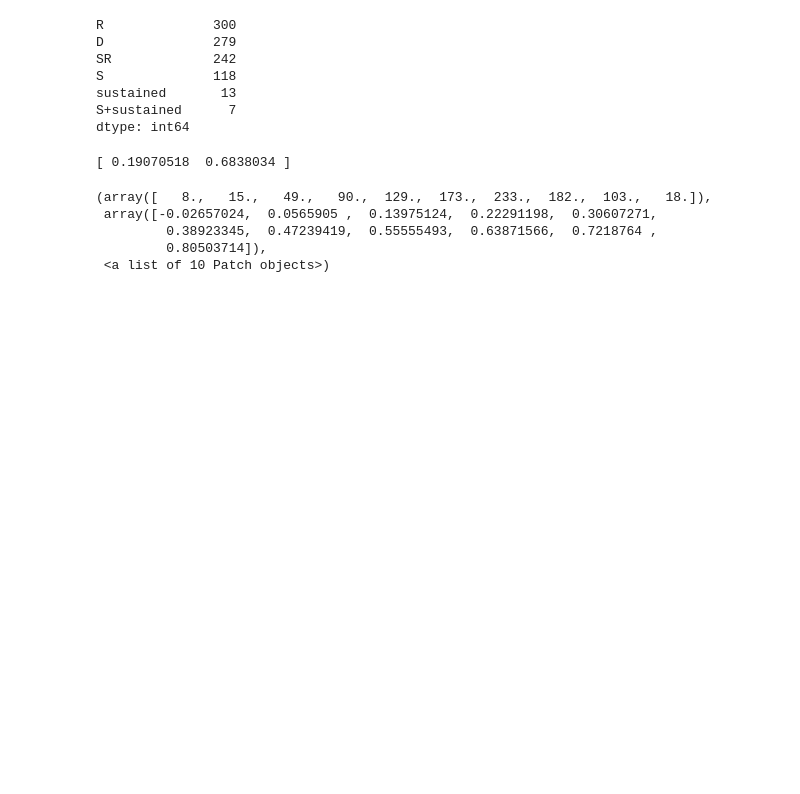
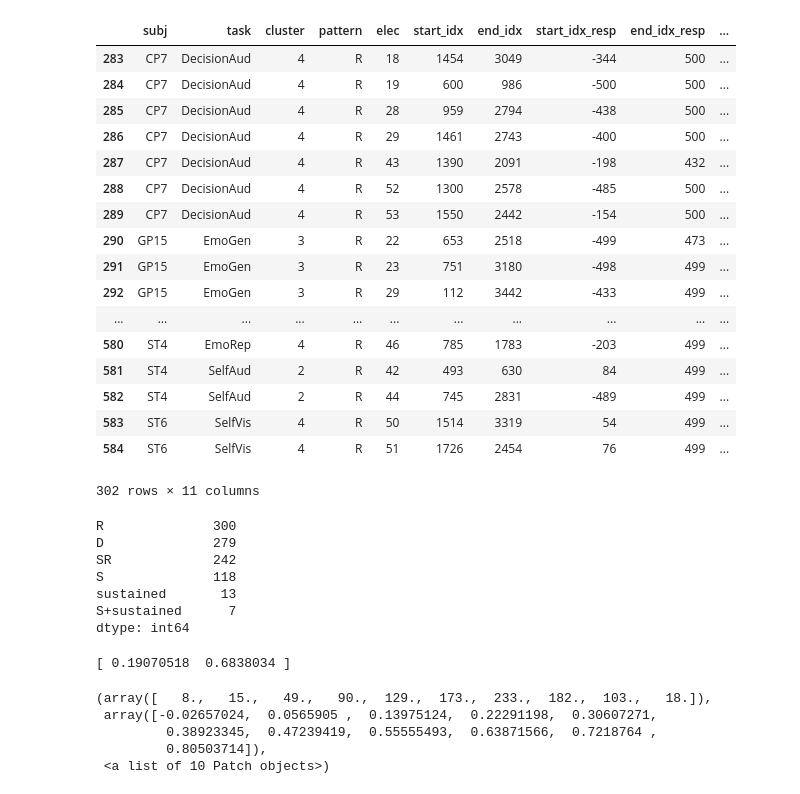
Before and after one commit to matarhaller/ECOGpy, a Jupyter notebook: sandbox.ipynb, the cells around one changed output. Saved outputs shown, nothing was run; the diff lists cells and outputs as text; code cells hidden in the pictures; blank space fills up the shorter version.

```diff
--- a/sandbox.ipynb
+++ b/sandbox.ipynb
@@ -27,0 +102,10 @@ print df2.query("pattern == 'D' and task!= 'EmoRep'").shape
+# %%
+filename = os.path.join(SJdir, 'PCA','Stats', 'outliers', 'for_Regression', 'unsmoothed', folder, 'GP15_EmoGen.p')
+data_dict = pickle.load(open (filename, 'rb'))
+
+f = 'medians'
+filename = os.path.join(SJdir, 'PCA', 'ShadePlots_hclust', 'elecs', 'significance_windows', 'unsmoothed', 'csv_files',  '_'.join(['GP15', 'EmoGen', f]))
+df = pd.read_csv(filename + '.csv')
+
+print data_dict[27].shape
+df.shape
@@ -27,0 +201,23 @@ print df2.query("pattern == 'D' and task!= 'EmoRep'").shape
+# %%
+filename = os.path.join(SJdir, 'PCA','Stats','outliers','for_Regression', 'unsmoothed','maxes_medians','no_short_windows','surr_50','GP15_EmoGen_surr.p')
+data_dict_surr = pickle.load(open(filename,'rb'))
+
+filename = os.path.join(SJdir, 'PCA','Stats','outliers','for_Regression', 'unsmoothed','maxes_medians','no_short_windows','GP15_EmoGen.p')
+data_dict = pickle.load(open(filename,'rb'))
+
+pd.concat([data_dict[5], data_dict_surr[5]], axis = 1)
+
+np.where(~np.in1d(data_dict_surr[5].RTs, data_dict[5].RTs))
+data_dict[5].RTs[80:84]
+data_dict_surr[5].RTs[80:85]
+
+folder = 'maxes_medians'
+id_num = 50
+filename = os.path.join(SJdir, 'PCA','Stats','Regression', 'unsmoothed', folder, 'no_short_windows', 'surr_'+str(id_num), '_'.join(['GP15', 'EmoGen','coefs_surr.csv']))
+df_surr = pd.read_csv(filename)
+
+filename = os.path.join(SJdir, 'PCA','Stats','Regression', 'unsmoothed', folder, 'no_short_windows', '_'.join(['GP15', 'EmoGen','coefs.csv']))
+df = pd.read_csv(filename)
+
+
+np.corrcoef(df.pred_score, df_surr.pred_score)
@@ -28,3 +320,24 @@ print df2.query("pattern == 'D' and task!= 'EmoRep'").shape
+# %%
+df.query("pattern == 'R'")
+# %% [output]
+|  | subj | task | cluster | pattern | elec | start_idx | end_idx | start_idx_resp | end_idx_resp | ... |
+| 283 | CP7 | DecisionAud | 4 | R | 18 | 1454 | 3049 | -344 | 500 | ... |
+| 284 | CP7 | DecisionAud | 4 | R | 19 | 600 | 986 | -500 | 500 | ... |
+| 285 | CP7 | DecisionAud | 4 | R | 28 | 959 | 2794 | -438 | 500 | ... |
+| 286 | CP7 | DecisionAud | 4 | R | 29 | 1461 | 2743 | -400 | 500 | ... |
+| 287 | CP7 | DecisionAud | 4 | R | 43 | 1390 | 2091 | -198 | 432 | ... |
+| 288 | CP7 | DecisionAud | 4 | R | 52 | 1300 | 2578 | -485 | 500 | ... |
+| 289 | CP7 | DecisionAud | 4 | R | 53 | 1550 | 2442 | -154 | 500 | ... |
+| 290 | GP15 | EmoGen | 3 | R | 22 | 653 | 2518 | -499 | 473 | ... |
+| 291 | GP15 | EmoGen | 3 | R | 23 | 751 | 3180 | -498 | 499 | ... |
+| 292 | GP15 | EmoGen | 3 | R | 29 | 112 | 3442 | -433 | 499 | ... |
+| ... | ... | ... | ... | ... | ... | ... | ... | ... | ... | ... |
+| 580 | ST4 | EmoRep | 4 | R | 46 | 785 | 1783 | -203 | 499 | ... |
+| 581 | ST4 | SelfAud | 2 | R | 42 | 493 | 630 | 84 | 499 | ... |
+| 582 | ST4 | SelfAud | 2 | R | 44 | 745 | 2831 | -489 | 499 | ... |
+| 583 | ST6 | SelfVis | 4 | R | 50 | 1514 | 3319 | 54 | 499 | ... |
+| 584 | ST6 | SelfVis | 4 | R | 51 | 1726 | 2454 | 76 | 499 | ... |
+302 rows × 11 columns
 # %%
 SJdir = '/home/knight/matar/MATLAB/DATA/Avgusta/'
 filename = os.path.join(SJdir, 'PCA','Stats','Regression', 'all_coefs_withpatterns_withROIs.csv')
```
Also changed, not shown: parts of 23 cells of this notebook, 12 other files.
